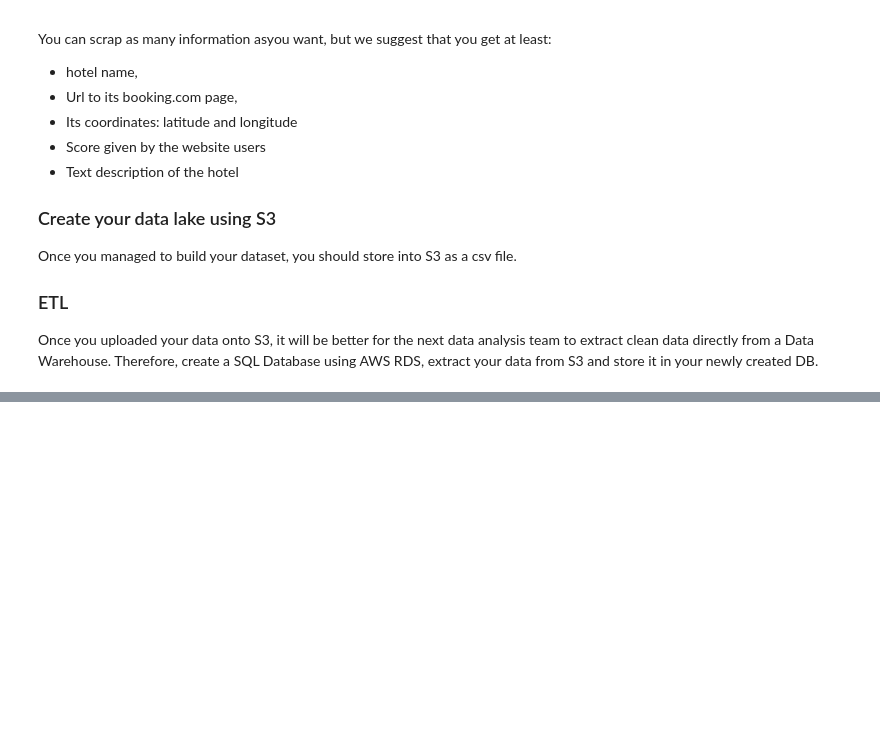
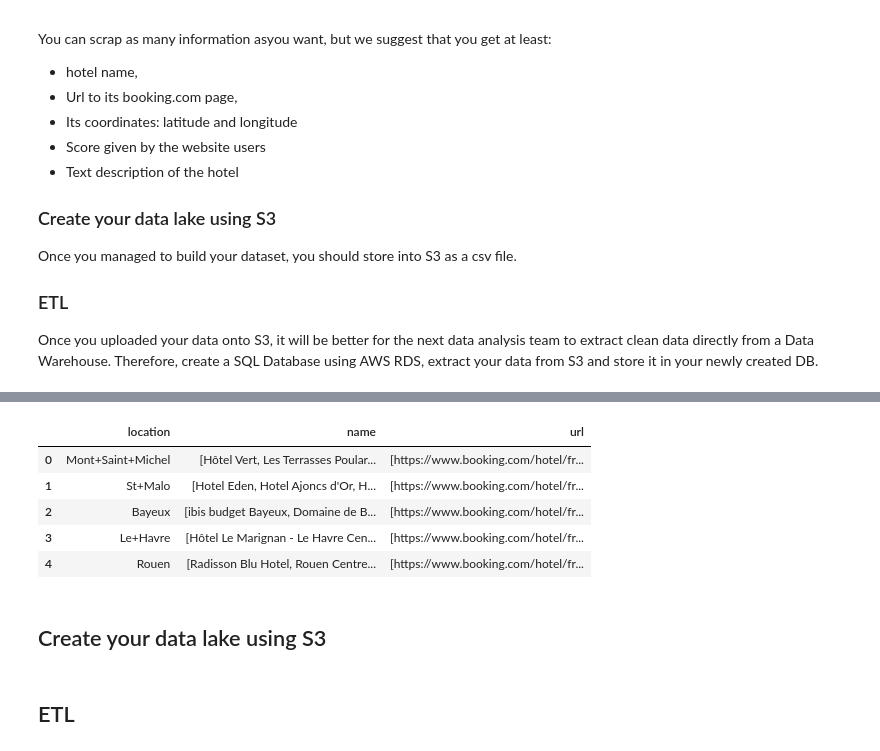
Before and after one commit to alexlasnier/Bloc01-Construction-et-alimentation-dune-infrastructure-de-gestion-de-donnees, a Jupyter notebook: Plan_your_trip_with_Kayak.ipynb, the cells around one changed output, grey strips where cells are left out. Saved outputs shown, nothing was run; the diff lists cells and outputs as text; code cells hidden in the pictures; blank space fills up the shorter version.

```diff
--- a/Plan_your_trip_with_Kayak.ipynb
+++ b/Plan_your_trip_with_Kayak.ipynb
@@ -137,0 +627,15 @@ To complete this project, your team should deliver:
+# %%
+# Create a DataFrame from the json file
+df_scraped = pd.read_json("/Users/alexlasnier/Desktop/Bloc01_BigData-WebScraping_Kayak/cities.json")
+df_scraped.head()
+# %% [output]
+|  | location | name | url |
+| 0 | Mont+Saint+Michel | [Hôtel Vert, Les Terrasses Poular... | [https://www.booking.com/hotel/fr... |
+| 1 | St+Malo | [Hotel Eden, Hotel Ajoncs d'Or, H... | [https://www.booking.com/hotel/fr... |
+| 2 | Bayeux | [ibis budget Bayeux, Domaine de B... | [https://www.booking.com/hotel/fr... |
+| 3 | Le+Havre | [Hôtel Le Marignan - Le Havre Cen... | [https://www.booking.com/hotel/fr... |
+| 4 | Rouen | [Radisson Blu Hotel, Rouen Centre... | [https://www.booking.com/hotel/fr... |
+# %% [markdown]
+## Create your data lake using S3
+# %% [markdown]
+## ETL
```
Also changed, not shown: parts of 26 cells of this notebook, 30 other files.
